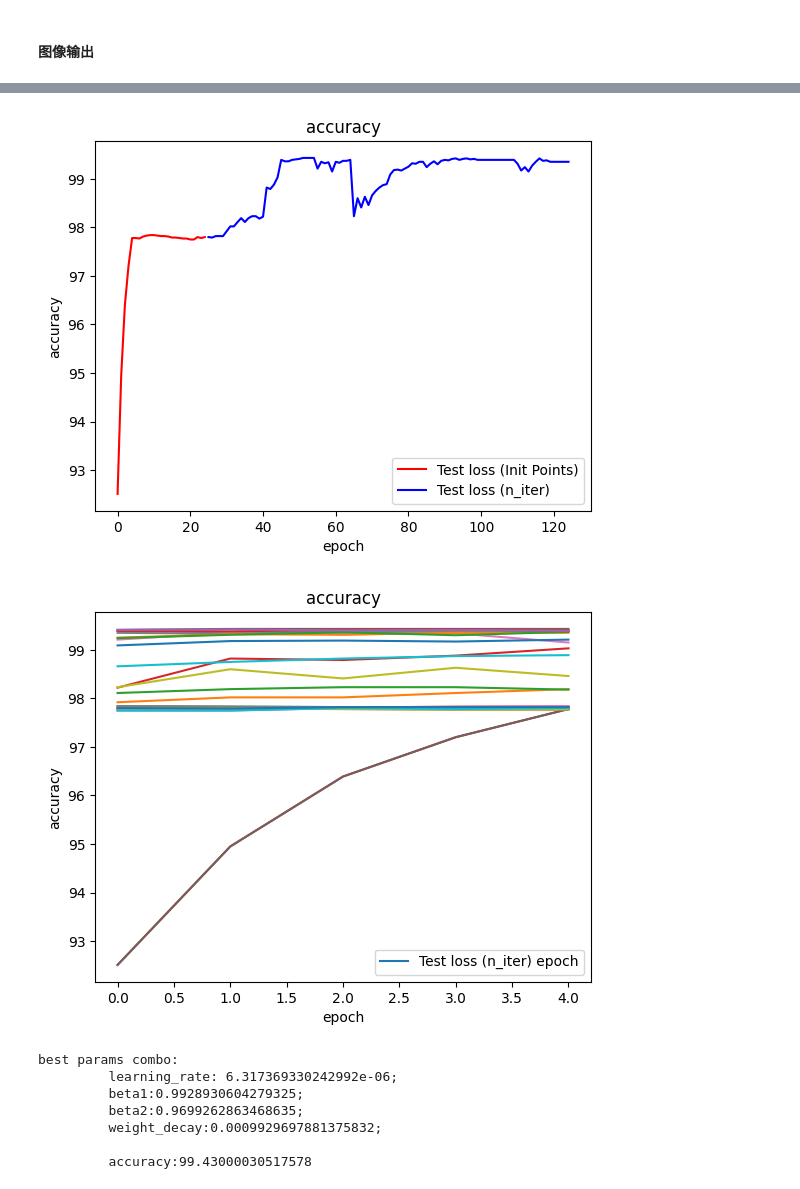
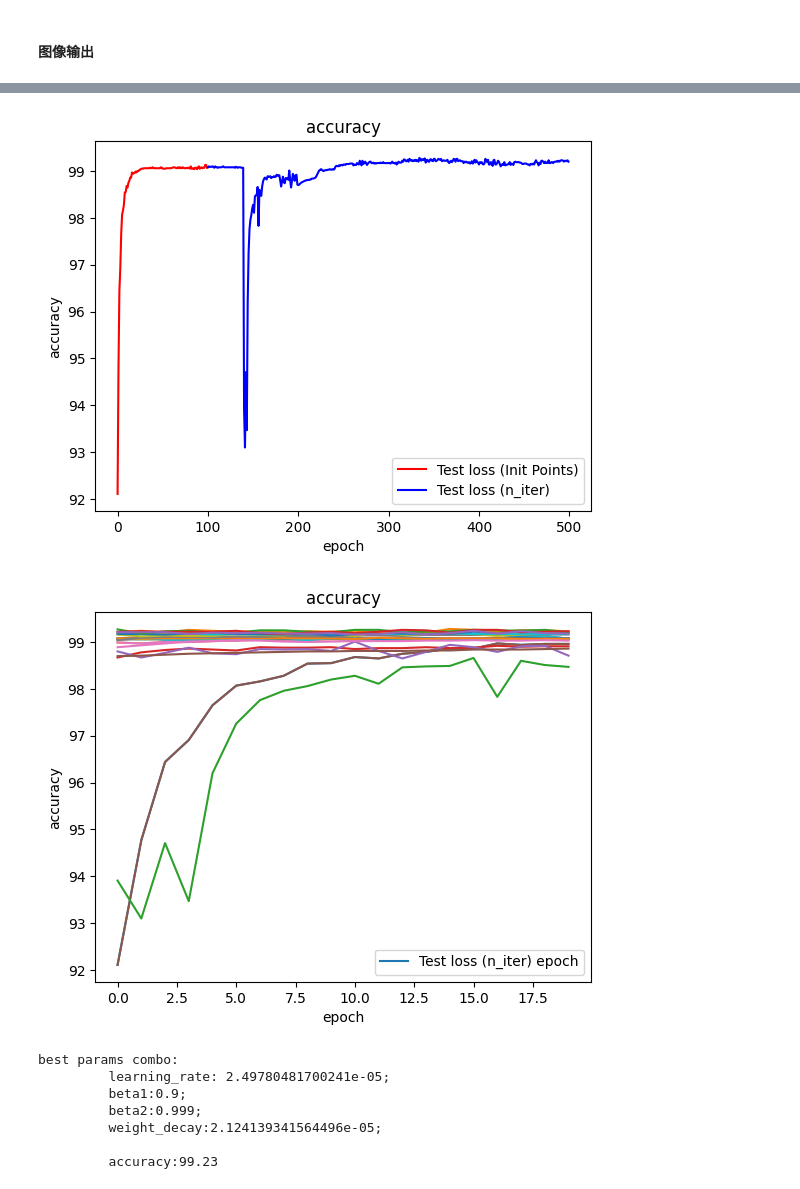
Before and after one commit to marble703/Assessment_winter_m7, a Jupyter notebook: Deeplearning/mnist_bayesianoptimization/bayesian.ipynb, the cells around one changed output, grey strips where cells are left out. Drawn from its saved outputs; the diff is of its cells as text; code cells hidden in the pictures.

```diff
--- a/Deeplearning/mnist_bayesianoptimization/bayesian.ipynb
+++ b/Deeplearning/mnist_bayesianoptimization/bayesian.ipynb
@@ -13,7 +13,7 @@ from bayes_opt import BayesianOptimization
 # %% [markdown]
 #### 参数设置
 # %%
-n_epochs = 5          #每个超参数组合的学习次数
+n_epochs = 20          #每个超参数组合的学习次数
 
 batch_size_train = 64  #训练时的批次大小，根据拟合程度和硬件性能调整。太大过拟合，占用内存大，训练速度慢；太小易受噪声影响，易陷入局部最小值
 batch_size_test = 64   #测试时的批次大小，调整没啥影响，一般和训练批次大小相似
@@ -42,4 +42,4 @@ if torch.cuda.is_available():
 else:
     device = torch.device("cpu")
 
-device = torch.device("cpu")
+print(device)
@@ -137,14 +139,14 @@ def test(epoch):
             output = network(data)
             test_loss += F.nll_loss(output, target, reduction='sum').item()
             pred = output.data.max(1, keepdim=True)[1]
-            correct += pred.eq(target.data.view_as(pred)).sum()
+            correct += pred.eq(target.data.view_as(pred)).sum().item()
     test_loss /= len(test_loader.dataset)
     test_losses.append(test_loss)
     accuracy_counter.append(100. * correct / len(test_loader.dataset))
 
     accuracy = 100. * correct / len(test_loader.dataset)
 
-    return accuracy.cpu()
+    return accuracy
 
 def t_t(learning_rate_log, beta1, beta2, weight_decay_log):
     for i in range(n_epochs):
@@ -233,10 +237,10 @@ def draw_accuracy():
     fig = plt.figure()
     x_init = [x for x in range(len(test_counter) * n_epochs)]
     plt.plot(x_init[: n_epochs * init_points],
-             [x.item() for x in accuracy_counter[:n_epochs * init_points]],
+             [x for x in accuracy_counter[:n_epochs * init_points]],
              color='red', label='Test loss (Init Points)')
     plt.plot(x_init[n_epochs * init_points: -(n_epochs)],
-             [x.item() for x in accuracy_counter[n_epochs * init_points:]],
+             [x for x in accuracy_counter[n_epochs * init_points:]],
              color='blue', label='Test loss (n_iter)')
     plt.legend(loc='lower right')
     plt.title('accuracy')
@@ -246,24 +250,24 @@ def draw_accuracy():
 
 def draw_accuracy2():
     fig = plt.figure()
-    x_init = [x for x in range(len(test_counter) * n_epochs)]
+    x_init = [x for x in range(total_epoch * n_epochs)]
     if total_epoch <= 6:
         for i in range(init_points):
             plt.plot(x_init[: n_epochs],
-                 [x.item() for x in accuracy_counter[n_epochs * i: n_epochs * (i + 1)]],
+                 [x for x in accuracy_counter[n_epochs * i: n_epochs * (i + 1)]],
                  label='Test loss (Init Points) epoch' + str(i))
         for i in range(n_iter):
             plt.plot(x_init[: n_epochs],
-                 [x.item() for x in accuracy_counter[n_epochs * i: n_epochs * (i + 1)]],
+                 [x for x in accuracy_counter[n_epochs * i: n_epochs * (i + 1)]],
                  label='Test loss (n_iter) epoch' + str(i))
     else:
         for i in range(init_points):
             plt.plot(x_init[: n_epochs],
-                 [x.item() for x in accuracy_counter[n_epochs * i: n_epochs * (i + 1)]])
+                 [x for x in accuracy_counter[n_epochs * i: n_epochs * (i + 1)]])
         plt.legend(['Test loss (Init Points) epoch'], loc='lower right')
         for i in range(n_iter):
             plt.plot(x_init[: n_epochs],
-                 [x.item() for x in accuracy_counter[n_epochs * i: n_epochs * (i + 1)]])
+                 [x for x in accuracy_counter[n_epochs * i: n_epochs * (i + 1)]])
         plt.legend(['Test loss (n_iter) epoch'], loc='lower right')
     plt.title('accuracy')
     plt.xlabel('epoch')
@@ -273,24 +277,24 @@ def draw_accuracy2():
 def draw_accuracy3():
     fig = plt.figure()
     plt.ylim(96, 100)
-    x_init = [x for x in range(len(test_counter) * n_epochs)]
+    x_init = [x for x in range(total_epoch * n_epochs)]
     if total_epoch <= 6:
         for i in range(init_points):
             plt.plot(x_init[: n_epochs],
-                 [x.item() for x in accuracy_counter[n_epochs * i: n_epochs * (i + 1)]],
+                 [x for x in accuracy_counter[n_epochs * i: n_epochs * (i + 1)]],
                  label='Test loss (Init Points) epoch' + str(i))
         for i in range(n_iter):
             plt.plot(x_init[: n_epochs],
-                 [x.item() for x in accuracy_counter[n_epochs * i: n_epochs * (i + 1)]],
+                 [x for x in accuracy_counter[n_epochs * i: n_epochs * (i + 1)]],
                  label='Test loss (n_iter) epoch' + str(i))
     else:
         for i in range(init_points):
             plt.plot(x_init[: n_epochs],
-                 [x.item() for x in accuracy_counter[n_epochs * i: n_epochs * (i + 1)]])
+                 [x for x in accuracy_counter[n_epochs * i: n_epochs * (i + 1)]])
         plt.legend(['Test loss (Init Points) epoch'], loc='lower right')
         for i in range(n_iter):
             plt.plot(x_init[: n_epochs],
-                 [x.item() for x in accuracy_counter[n_epochs * i: n_epochs * (i + 1)]])
+                 [x for x in accuracy_counter[n_epochs * i: n_epochs * (i + 1)]])
         plt.legend(['Test loss (n_iter) epoch'], loc='lower right')
     plt.title('accuracy(local magnification)')
     plt.xlabel('epoch')
@@ -320,9 +324,9 @@ print("""\nbest params combo:
-[figure, old version]
+[figure, new version]
-[figure, old version]
+[figure, new version]
 best params combo:
-         learning_rate: 6.317369330242992e-06;
-         beta1:0.9928930604279325;
-         beta2:0.9699262863468635;
-         weight_decay:0.0009929697881375832;
+         learning_rate: 2.49780481700241e-05;
+         beta1:0.9;
+         beta2:0.999;
+         weight_decay:2.124139341564496e-05;
 
-         accuracy:99.43000030517578
+         accuracy:99.23
```
Also changed, not shown: parts of 3 cells of this notebook, 4 other files.
